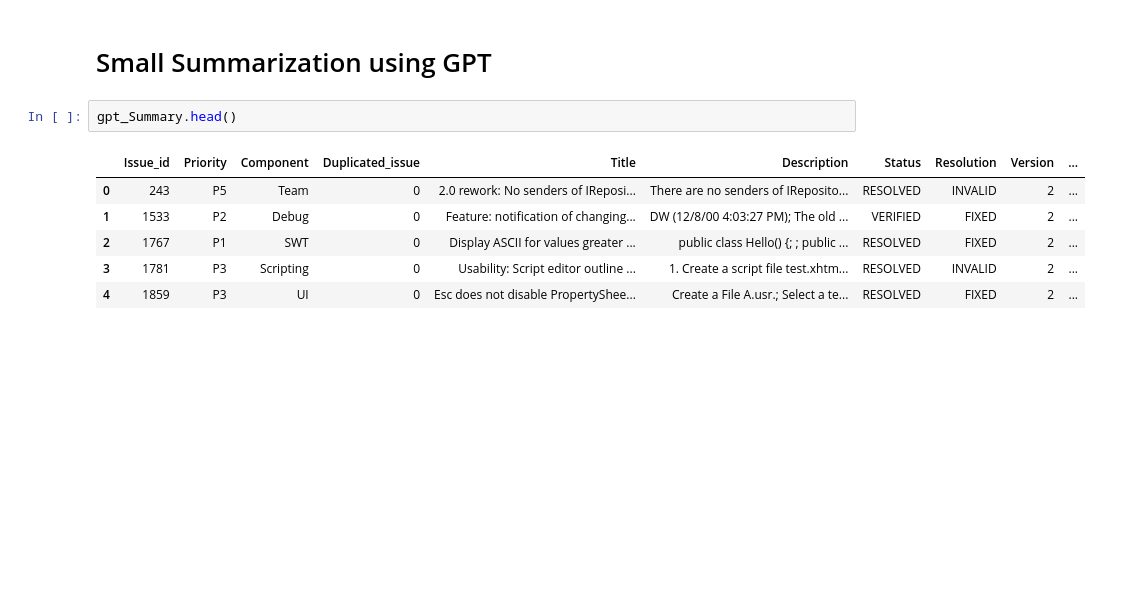
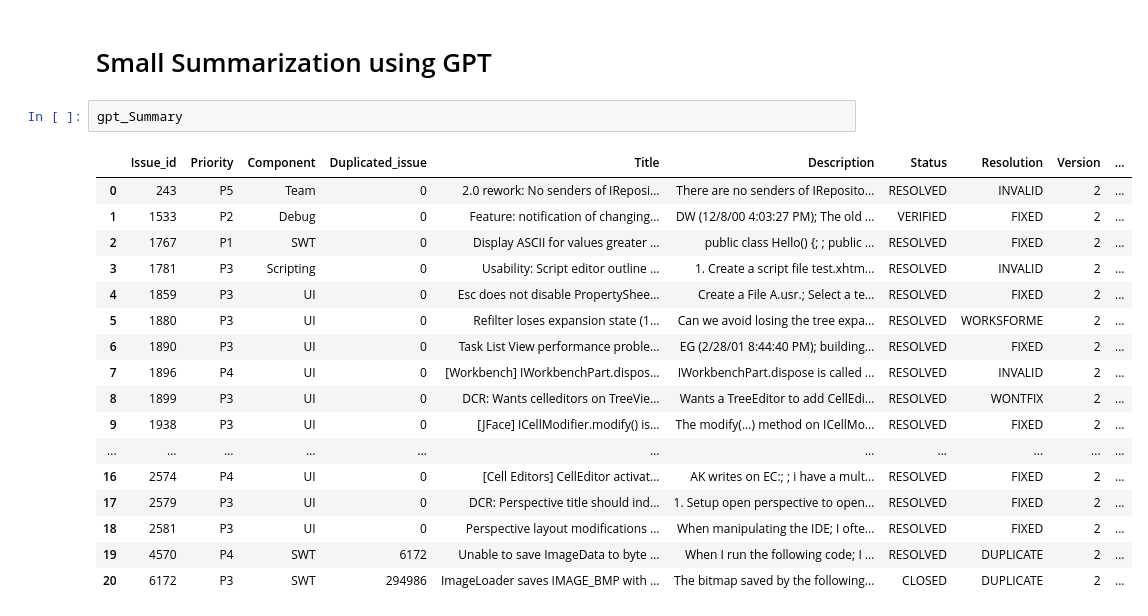
Before and after one commit to qas-lab/LaneyREU, a Jupyter notebook: Laney REU 2024.ipynb, the cells around one changed output. Saved outputs shown, nothing was run; the diff lists cells and outputs as text; blank space fills up the shorter version.

```diff
--- a/Laney REU 2024.ipynb
+++ b/Laney REU 2024.ipynb
@@ -347,11 +347,22 @@ gpt_Summary=pd.read_csv('summary text - Sheet1.csv')
 # %% [markdown]
 # Small Summarization using GPT
 # %%
-gpt_Summary.head()
+gpt_Summary
 # %% [output]
 |  | Issue_id | Priority | Component | Duplicated_issue | Title | Description | Status | Resolution | Version | ... |
 | 0 | 243 | P5 | Team | 0 | 2.0 rework: No senders of IReposi... | There are no senders of IReposito... | RESOLVED | INVALID | 2 | ... |
 | 1 | 1533 | P2 | Debug | 0 | Feature: notification of changing... | DW (12/8/00 4:03:27 PM); The old ... | VERIFIED | FIXED | 2 | ... |
 | 2 | 1767 | P1 | SWT | 0 | Display ASCII for values greater ... | public class Hello() {; ; public ... | RESOLVED | FIXED | 2 | ... |
 | 3 | 1781 | P3 | Scripting | 0 | Usability: Script editor outline ... | 1. Create a script file test.xhtm... | RESOLVED | INVALID | 2 | ... |
 | 4 | 1859 | P3 | UI | 0 | Esc does not disable PropertyShee... | Create a File A.usr.; Select a te... | RESOLVED | FIXED | 2 | ... |
+| 5 | 1880 | P3 | UI | 0 | Refilter loses expansion state (1... | Can we avoid losing the tree expa... | RESOLVED | WORKSFORME | 2 | ... |
+| 6 | 1890 | P3 | UI | 0 | Task List View performance proble... | EG (2/28/01 8:44:40 PM); building... | RESOLVED | FIXED | 2 | ... |
+| 7 | 1896 | P4 | UI | 0 | [Workbench] IWorkbenchPart.dispos... | IWorkbenchPart.dispose is called ... | RESOLVED | INVALID | 2 | ... |
+| 8 | 1899 | P3 | UI | 0 | DCR: Wants celleditors on TreeVie... | Wants a TreeEditor to add CellEdi... | RESOLVED | WONTFIX | 2 | ... |
+| 9 | 1938 | P3 | UI | 0 | [JFace] ICellModifier.modify() is... | The modify(...) method on ICellMo... | RESOLVED | FIXED | 2 | ... |
+| ... | ... | ... | ... | ... | ... | ... | ... | ... | ... | ... |
+| 16 | 2574 | P4 | UI | 0 | [Cell Editors] CellEditor activat... | AK writes on EC:; ; i have a mult... | RESOLVED | FIXED | 2 | ... |
+| 17 | 2579 | P3 | UI | 0 | DCR: Perspective title should ind... | 1. Setup open perspective to open... | RESOLVED | FIXED | 2 | ... |
+| 18 | 2581 | P3 | UI | 0 | Perspective layout modifications ... | When manipulating the IDE; I ofte... | RESOLVED | FIXED | 2 | ... |
+| 19 | 4570 | P4 | SWT | 6172 | Unable to save ImageData to byte ... | When I run the following code; I ... | RESOLVED | DUPLICATE | 2 | ... |
+| 20 | 6172 | P3 | SWT | 294986 | ImageLoader saves IMAGE_BMP with ... | The bitmap saved by the following... | CLOSED | DUPLICATE | 2 | ... |
```
Also changed, not shown: parts of 17 cells of this notebook.
